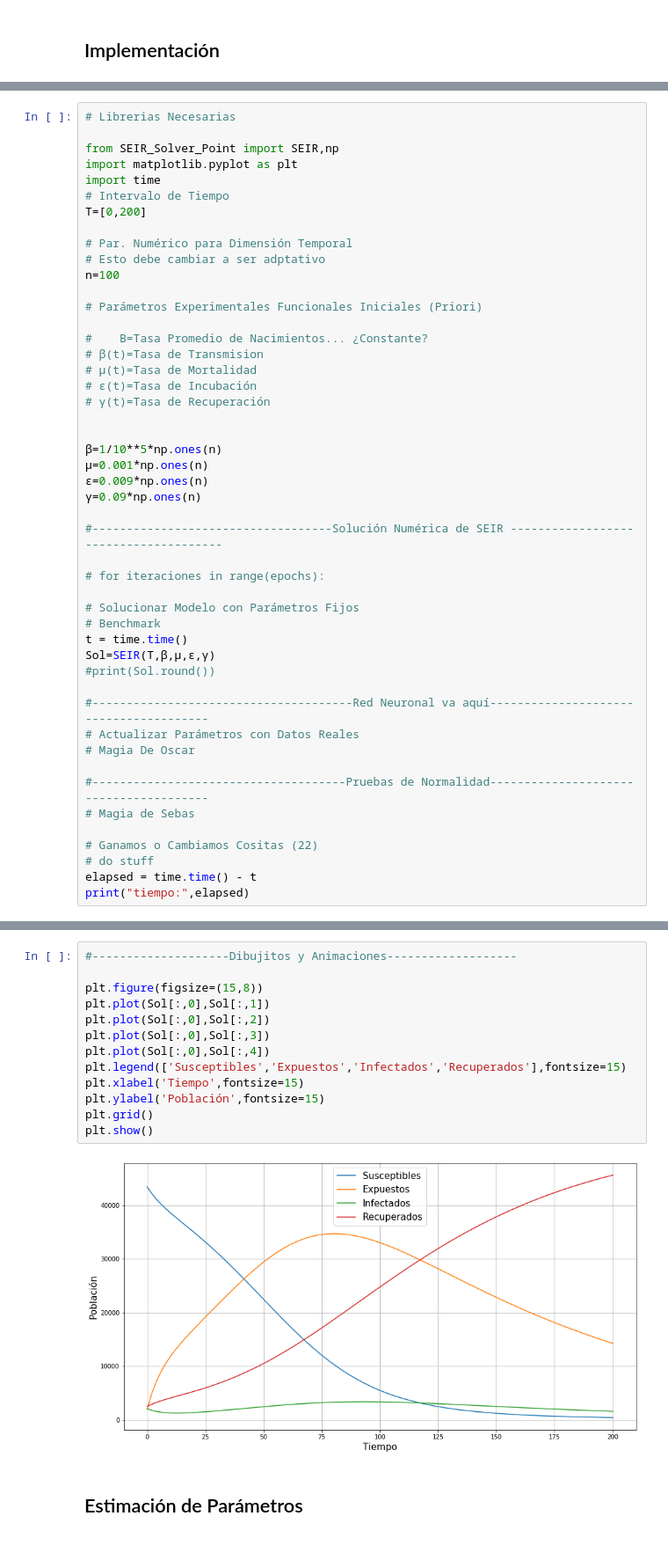
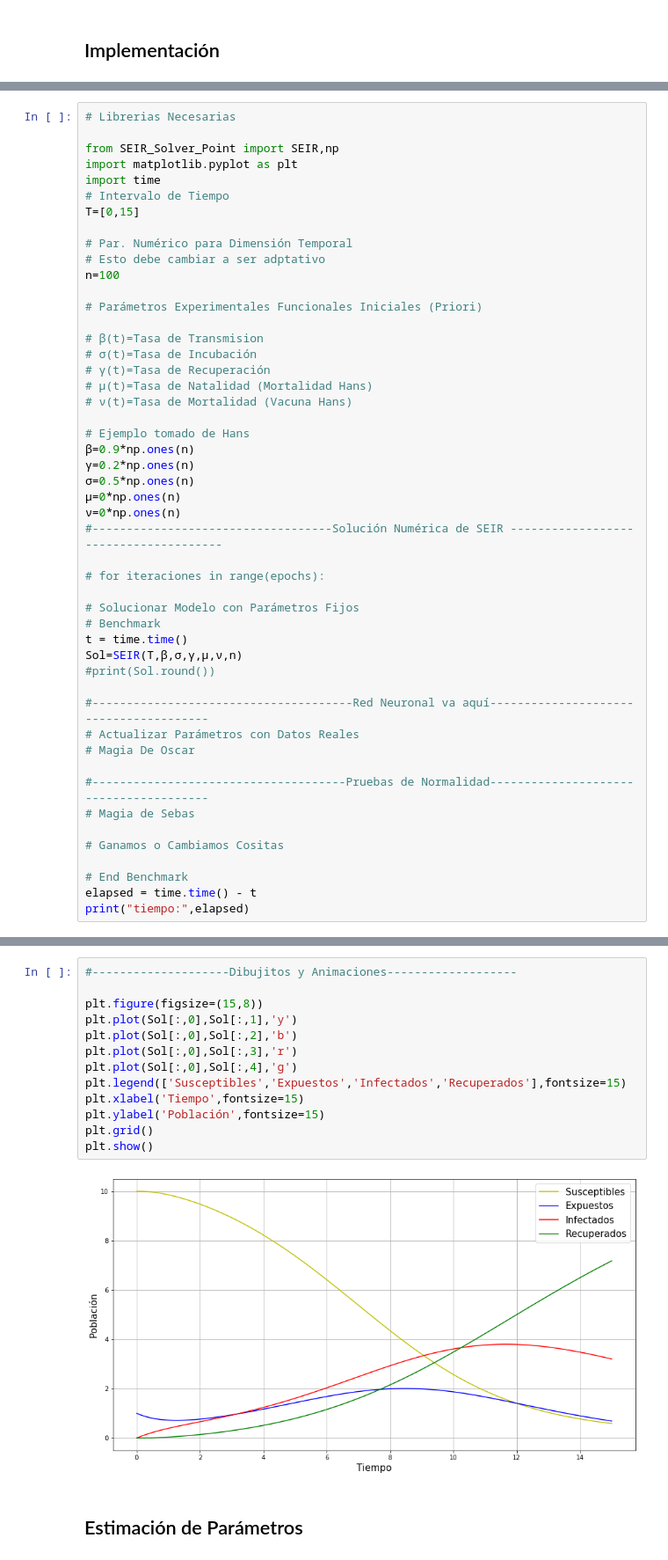
Before and after one commit to orodriguezm1/MOD-COVID-19, a Jupyter notebook: Cuadernos/SEIR_Caja.ipynb, the cells around one changed output, grey strips where cells are left out. Shown at 88% size. Saved outputs shown, nothing was run; the diff lists cells and outputs as text.

```diff
--- a/Cuadernos/SEIR_Caja.ipynb
+++ b/Cuadernos/SEIR_Caja.ipynb
@@ -36,7 +82,7 @@ from SEIR_Solver_Point import SEIR,np
 import matplotlib.pyplot as plt
 import time
 # Intervalo de Tiempo
-T=[0,200]
+T=[0,15]
 
 # Par. Numérico para Dimensión Temporal
 # Esto debe cambiar a ser adptativo
@@ -44,18 +90,18 @@ n=100
 
 # Parámetros Experimentales Funcionales Iniciales (Priori)
 
-#    B=Tasa Promedio de Nacimientos... ¿Constante?
 # β(t)=Tasa de Transmision
-# μ(t)=Tasa de Mortalidad
-# ϵ(t)=Tasa de Incubación
+# σ(t)=Tasa de Incubación
 # γ(t)=Tasa de Recuperación
+# μ(t)=Tasa de Natalidad (Mortalidad Hans)
+# ν(t)=Tasa de Mortalidad (Vacuna Hans)
 
-
-β=1/10**5*np.ones(n)
-μ=0.001*np.ones(n)
-ϵ=0.009*np.ones(n)
-γ=0.09*np.ones(n)
-
+# Ejemplo tomado de Hans
+β=0.9*np.ones(n)
+γ=0.2*np.ones(n)
+σ=0.5*np.ones(n)
+μ=0*np.ones(n)
+ν=0*np.ones(n)
 #-----------------------------------Solución Numérica de SEIR --------------------------------------
 
 # for iteraciones in range(epochs):
@@ -63,7 +109,7 @@ n=100
 # Solucionar Modelo con Parámetros Fijos
 # Benchmark
 t = time.time()
-Sol=SEIR(T,β,μ,ϵ,γ)
+Sol=SEIR(T,β,σ,γ,μ,ν,n)
 #print(Sol.round())
 
 #--------------------------------------Red Neuronal va aquí---------------------------------------
@@ -73,8 +119,9 @@ Sol=SEIR(T,β,μ,ϵ,γ)
 #-------------------------------------Pruebas de Normalidad---------------------------------------
 # Magia de Sebas
 
-# Ganamos o Cambiamos Cositas (22)
-# do stuff
+# Ganamos o Cambiamos Cositas
+
+# End Benchmark
 elapsed = time.time() - t
 print("tiempo:",elapsed)
 # %% [output]
@@ -83,17 +130,17 @@ tiempo: 0.03567790985107422
 # %%
 #--------------------Dibujitos y Animaciones-------------------
 
 plt.figure(figsize=(15,8))
-plt.plot(Sol[:,0],Sol[:,1])
-plt.plot(Sol[:,0],Sol[:,2])
-plt.plot(Sol[:,0],Sol[:,3])
-plt.plot(Sol[:,0],Sol[:,4])
+plt.plot(Sol[:,0],Sol[:,1],'y')
+plt.plot(Sol[:,0],Sol[:,2],'b')
+plt.plot(Sol[:,0],Sol[:,3],'r')
+plt.plot(Sol[:,0],Sol[:,4],'g')
 plt.legend(['Susceptibles','Expuestos','Infectados','Recuperados'],fontsize=15)
 plt.xlabel('Tiempo',fontsize=15)
 plt.ylabel('Población',fontsize=15)
 plt.grid()
 plt.show()
 # %% [output]
-[figure, old version]
+[figure, new version]
 # %% [markdown]
 ## Estimación de Parámetros
```
Also changed, not shown: parts of 11 cells of this notebook.
